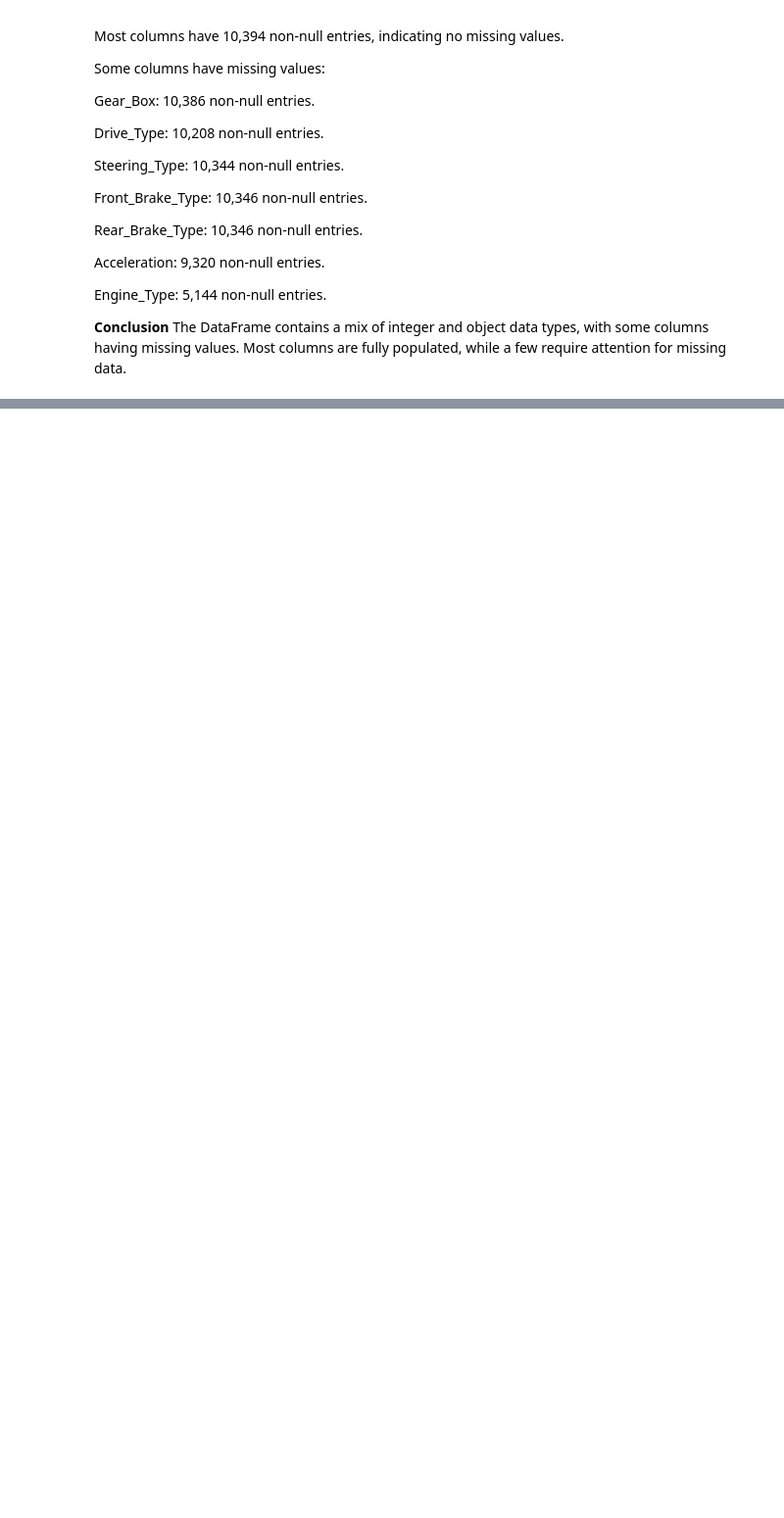
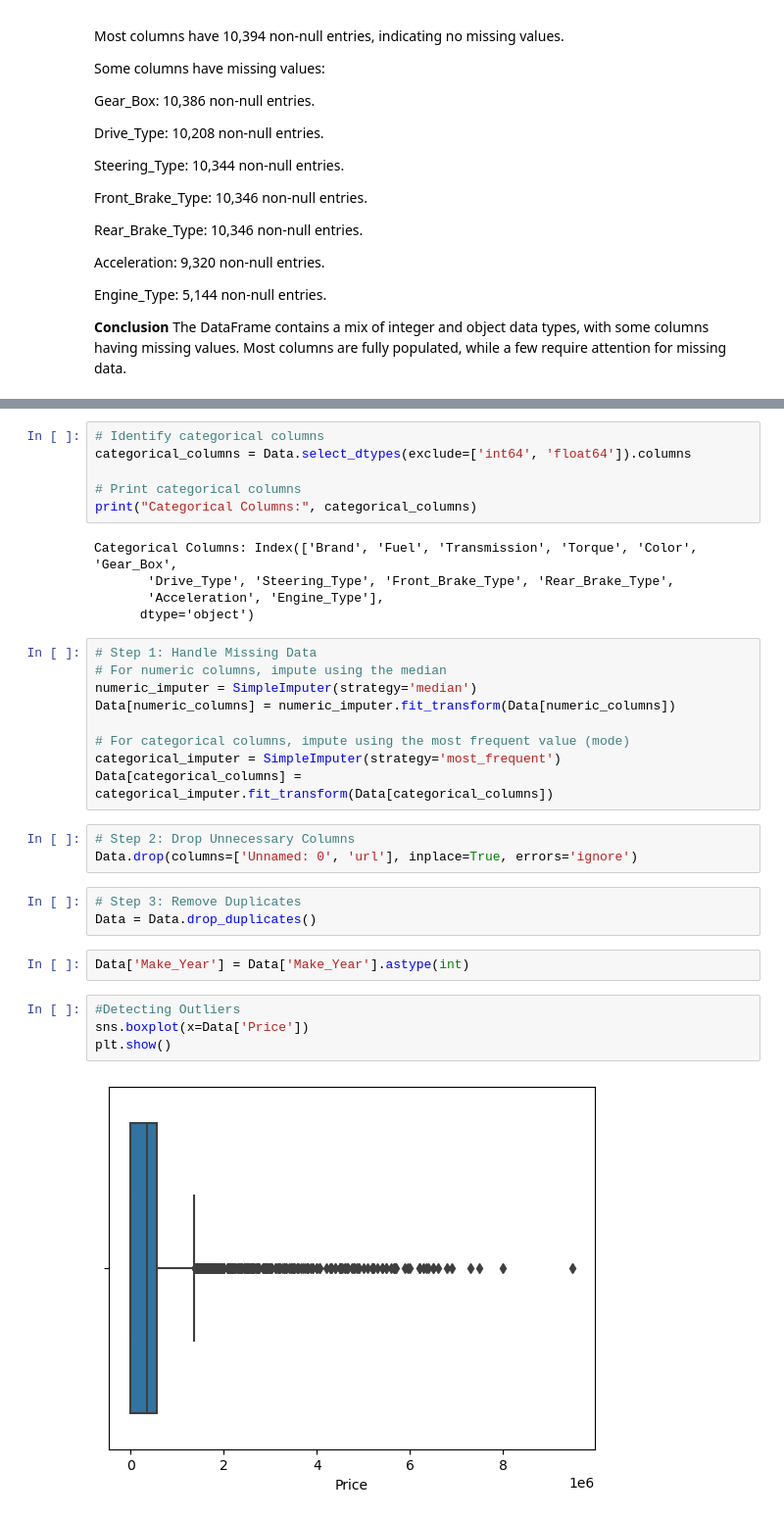
Before and after one commit to FaithMUTIS/Group-2-phase-5-project, a Jupyter notebook: Pamela.ipynb, the cells around one changed output, grey strips where cells are left out. Shown at 98% size. Saved outputs shown, nothing was run; the diff lists cells and outputs as text; blank space fills up the shorter version.

```diff
--- a/Pamela.ipynb
+++ b/Pamela.ipynb
@@ -144,0 +288,34 @@ The seats column shows minimal variation, mostly containing cars with 5 seats. O
+# %%
+# Identify categorical columns
+categorical_columns = Data.select_dtypes(exclude=['int64', 'float64']).columns
+
+# Print categorical columns
+print("Categorical Columns:", categorical_columns)
+# %% [output]
+Categorical Columns: Index(['Brand', 'Fuel', 'Transmission', 'Torque', 'Color', 'Gear_Box',
+       'Drive_Type', 'Steering_Type', 'Front_Brake_Type', 'Rear_Brake_Type',
+       'Acceleration', 'Engine_Type'],
+      dtype='object')
+# %%
+# Step 1: Handle Missing Data
+# For numeric columns, impute using the median
+numeric_imputer = SimpleImputer(strategy='median')
+Data[numeric_columns] = numeric_imputer.fit_transform(Data[numeric_columns])
+
+# For categorical columns, impute using the most frequent value (mode)
+categorical_imputer = SimpleImputer(strategy='most_frequent')
+Data[categorical_columns] = categorical_imputer.fit_transform(Data[categorical_columns])
+# %%
+# Step 2: Drop Unnecessary Columns
+Data.drop(columns=['Unnamed: 0', 'url'], inplace=True, errors='ignore')
+# %%
+# Step 3: Remove Duplicates
+Data = Data.drop_duplicates()
+# %%
+Data['Make_Year'] = Data['Make_Year'].astype(int)
+# %%
+#Detecting Outliers
+sns.boxplot(x=Data['Price'])
+plt.show()
+# %% [output]
+[figure, added]
```
Also changed, not shown: parts of 107 cells of this notebook.
